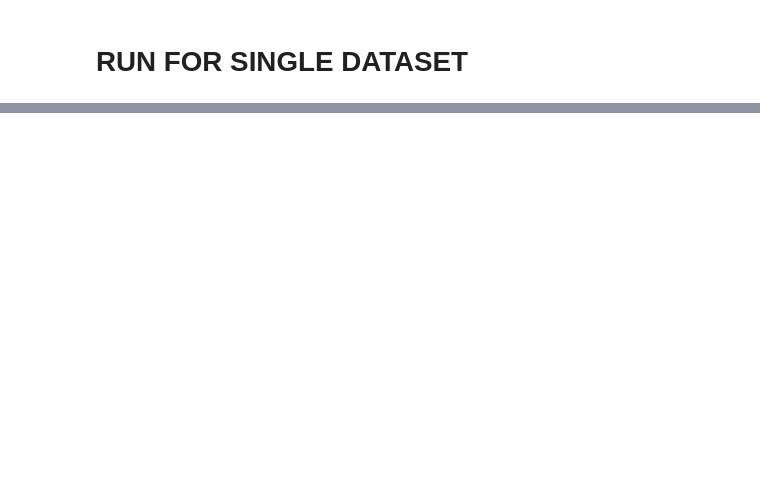
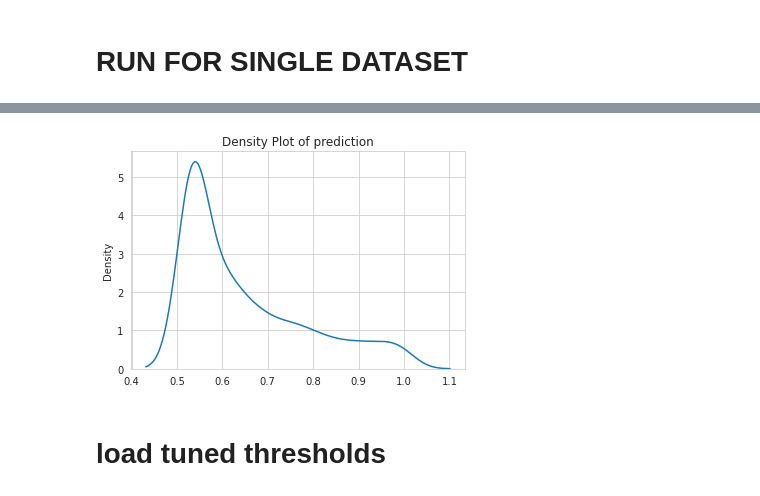
Before and after one commit to lukekolbe/Active-Learning-in-CreditScoring, a Jupyter notebook: threshold_tuner.ipynb, the cells around one changed output, grey strips where cells are left out. Drawn from its saved outputs; the diff is of its cells as text; code cells hidden in the pictures; blank space fills up the shorter version.

```diff
--- a/threshold_tuner.ipynb
+++ b/threshold_tuner.ipynb
@@ -292,0 +487,23 @@ LogisticRegression(C=0.1, max_iter=50, penalty='l1', solver='liblinear')
+# %%
+threshold_dict = {}
+folds = 5
+cost_matrix = None
+# [[0,1],[2,0]] # [[0,1],[5,0]] # [[0,1],[10,0]] # [[-2,1],[5,-0.5]]
+
+filename = 'TEST_tuned_thresholds'
+try:
+  filename += f"_cost-{cost_matrix[0][1]}-{cost_matrix[1][0]}"
+except TypeError:
+  filename += f"_cost-None"
+
+for d in ['australian']:
+  X,y = data_loader(d)
+
+  cost_threshold = threshold_finder(X, y, d, folds, cost_matrix = cost_matrix)
+  print(f'for dataset {d}, best threshold is {cost_threshold}')
+  print("---------------------------------------------")
+
+  threshold_dict[f'{d}'] = copy.deepcopy(cost_threshold)
+
+for k in threshold_dict.keys():
+  print(threshold_dict[k])
@@ -460,0 +696,8 @@ percentage kept:  0.4891878904372897
+# %%
+sns.set_style('whitegrid')
+sns.kdeplot(probabilities[:,0]).set_title('Density Plot of prediction')
+plt.show()
+# %% [output]
+[figure, added]
+# %% [markdown]
+# load tuned thresholds
```
Also changed, not shown: parts of 29 cells of this notebook.
